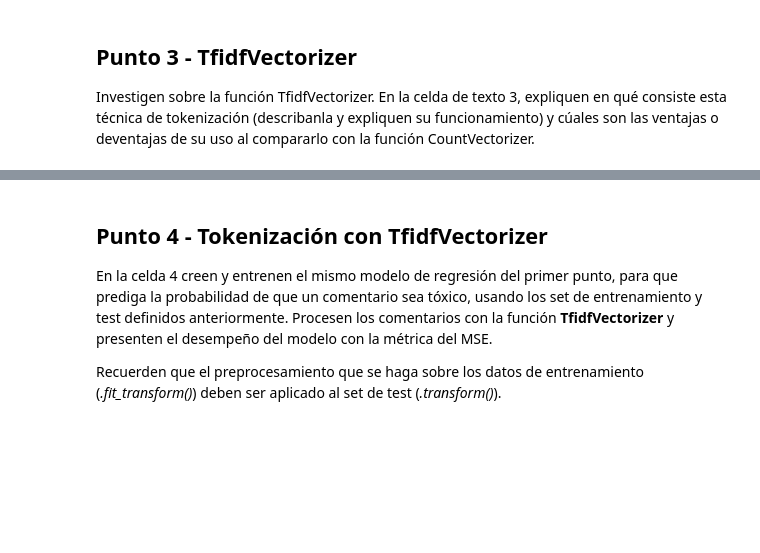
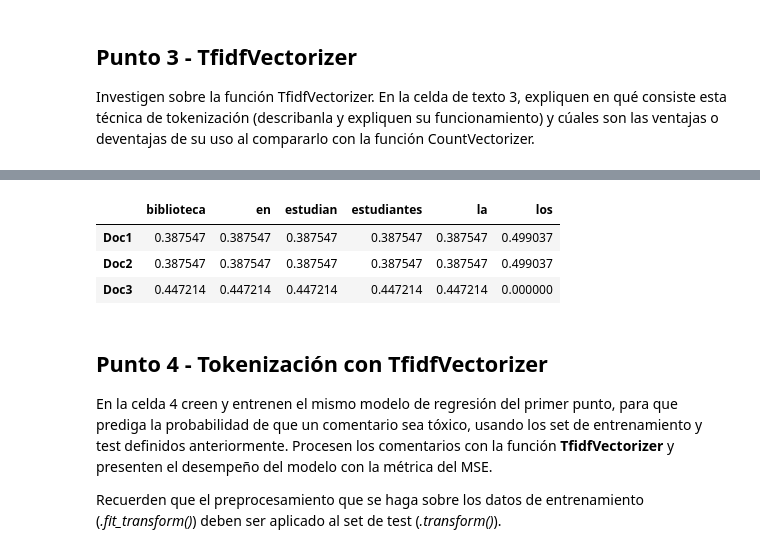
Before and after one commit to DanielEMontero/ML_PLN_GRUPO_02, a Jupyter notebook: 4 Semana/S4TC1_Tokenizacion.ipynb, the cells around one changed output, grey strips where cells are left out. Cells and saved outputs as stored; diff of their text form; code cells hidden in the pictures; blank space fills up the shorter version.

```diff
--- a/4 Semana/S4TC1_Tokenizacion.ipynb
+++ b/4 Semana/S4TC1_Tokenizacion.ipynb
@@ -129,3 +278,27 @@ Investigen sobre la función TfidfVectorizer. En la celda de texto 3, expliquen
+# %%
+# Ejemplo
+from sklearn.feature_extraction.text import TfidfVectorizer
+
+docs = [
+    "Los estudiantes estudian en la biblioteca",
+    "En la biblioteca los estudiantes estudian",
+    "Estudiantes en la biblioteca estudian",
+]
+
+vectorizer = TfidfVectorizer()
+tfidf_matrix = vectorizer.fit_transform(docs)
+
+df_tfidf = pd.DataFrame(
+    tfidf_matrix.toarray(),
+    columns=vectorizer.get_feature_names_out(),
+    index=[f"Doc{i+1}" for i in range(len(docs))]
+)
+df_tfidf
+# %% [output]
+|  | biblioteca | en | estudian | estudiantes | la | los |
+| Doc1 | 0.387547 | 0.387547 | 0.387547 | 0.387547 | 0.387547 | 0.499037 |
+| Doc2 | 0.387547 | 0.387547 | 0.387547 | 0.387547 | 0.387547 | 0.499037 |
+| Doc3 | 0.447214 | 0.447214 | 0.447214 | 0.447214 | 0.447214 | 0.000000 |
 # %% [markdown]
 ## Punto 4 - Tokenización con TfidfVectorizer
 
```
Also changed, not shown: parts of 21 cells of this notebook.
